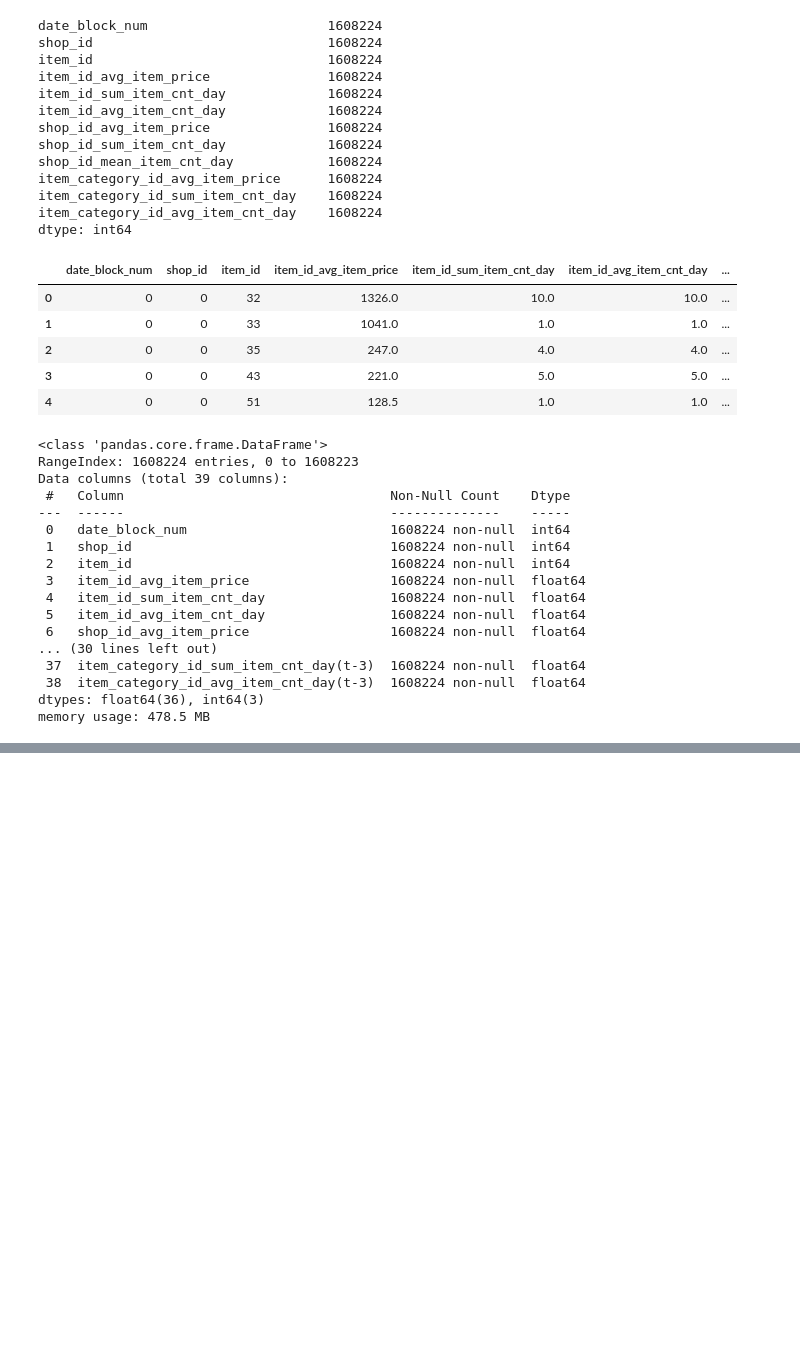
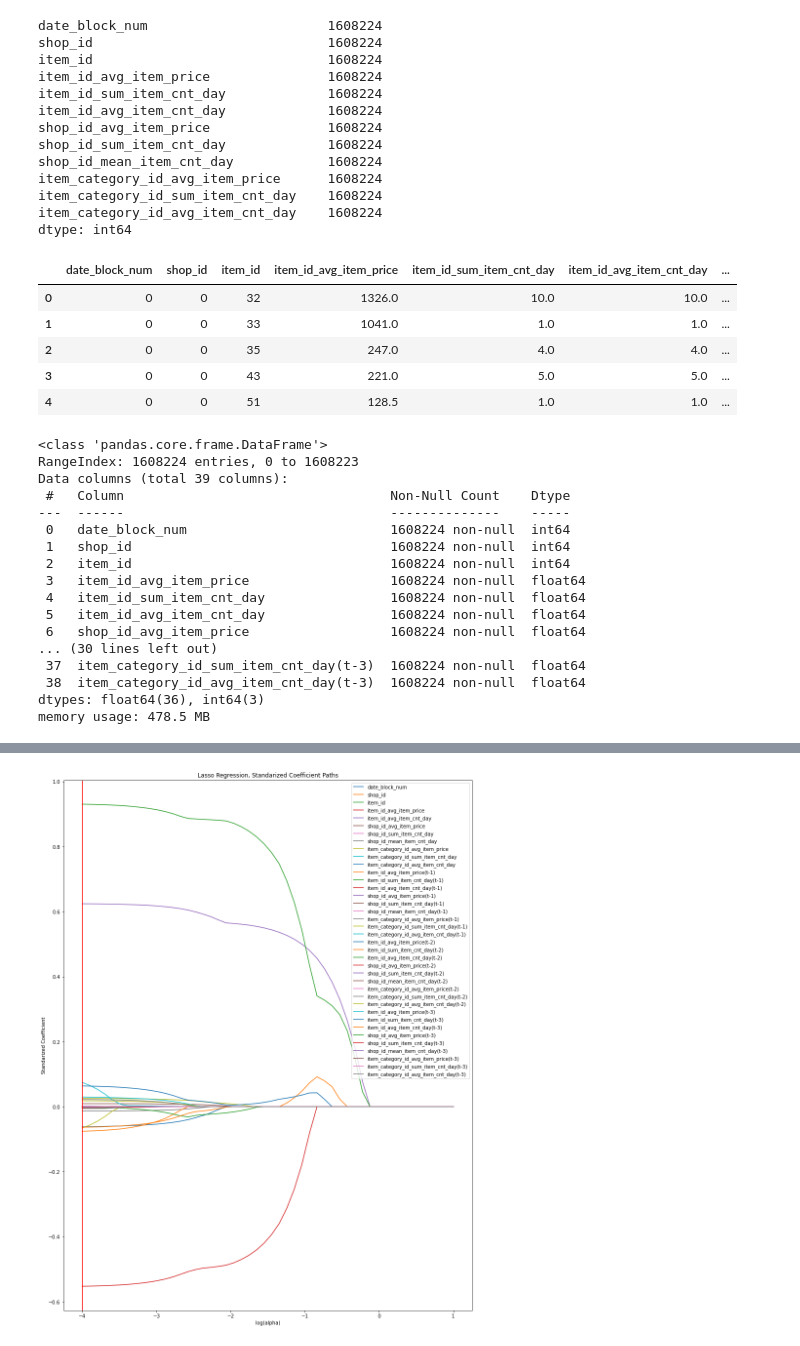
Before and after one commit to jguzman94/capstone-project, a Jupyter notebook: EDA_Progress.ipynb, the cells around one changed output, grey strips where cells are left out. Cells and saved outputs as stored; diff of their text form; code cells hidden in the pictures; blank space fills up the shorter version.

```diff
--- a/EDA_Progress.ipynb
+++ b/EDA_Progress.ipynb
@@ -465,0 +465,29 @@ ax.set_ylabel('MSE');
+# %%
+# build a list of fitted models
+models = []
+for alpha in alphas:
+    scaler = XyScaler()
+    scaler.fit(X_train, y_train)
+    X_train_std, y_train_std = scaler.transform(X_train, y_train)
+    model = Lasso(alpha=alpha)
+    model.fit(X_train_std, y_train_std)
+    models.append(model)
+# %%
+df0 = pd.DataFrame(np.empty(shape=(len(alphas), X_train.shape[1])),
+                  index=alphas,
+                  columns=X_train.columns
+                 )
+for i, model in enumerate(models):
+    df0.iloc[i] = model.coef_ #each alpha corresponds to each row (of features/model coefficients)
+# %%
+fig, ax = plt.subplots(figsize=(15,20))
+for col in X_train.columns:
+    path = df0.loc[:, col] # each col of df corresponds to each path (across diff alphas)
+    ax.plot(np.log10(alphas), path, label=col)
+ax.axvline(np.log10(optimal_alpha), color='red')
+ax.legend()
+ax.set_title('Lasso Regression, Standarized Coefficient Paths')
+ax.set_xlabel('log(alpha)')
+ax.set_ylabel('Standarized Coefficient');
+# %% [output]
+[figure, added]
```
Also changed, not shown: parts of 17 cells of this notebook.
